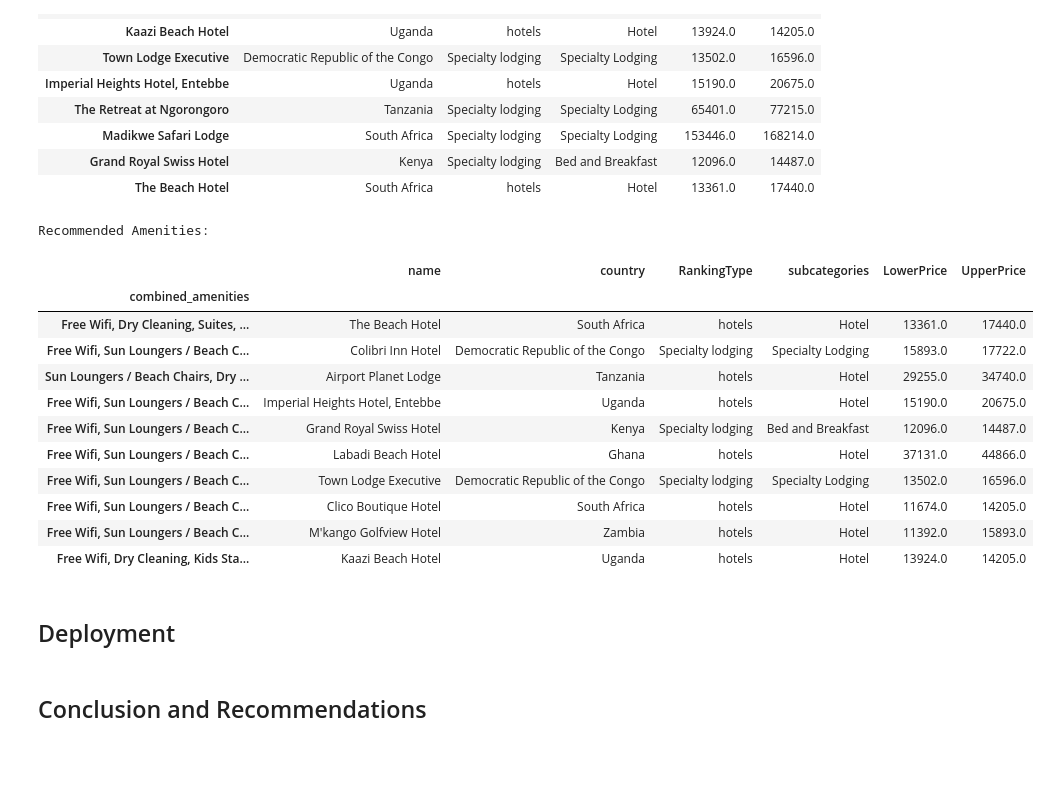
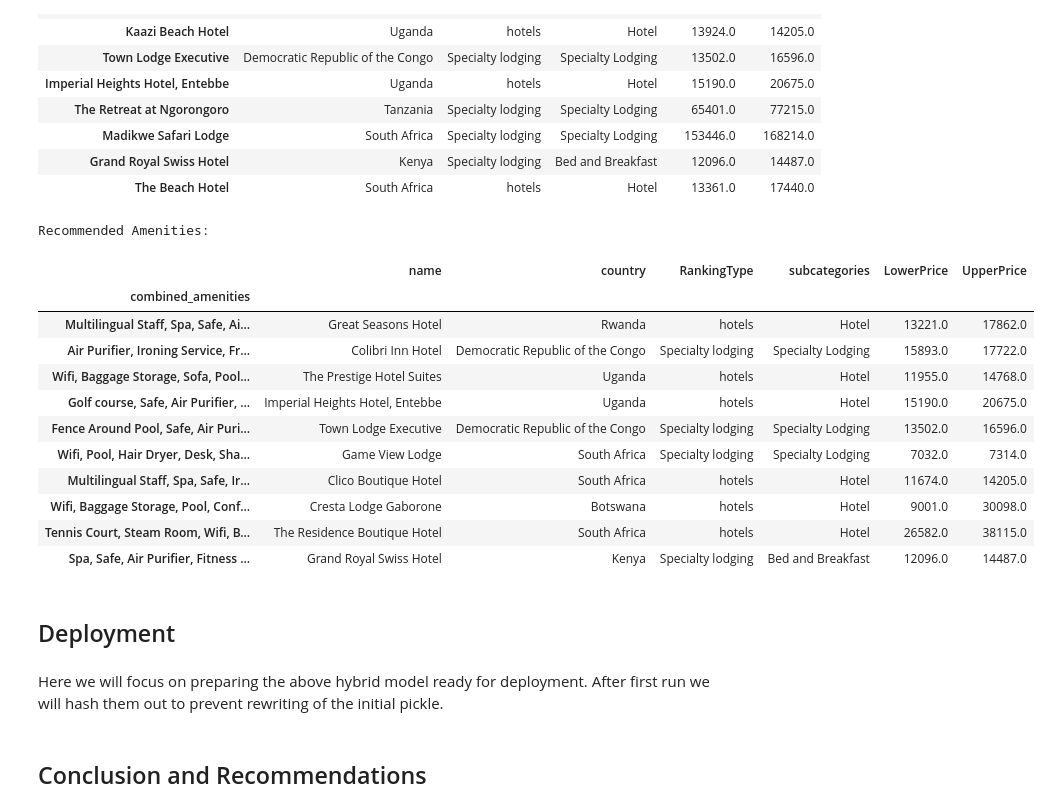
Before and after one commit to R3TR0Quan/travel-destination-recommendation-sys, a Jupyter notebook: modelling.ipynb, the cells around one changed output. Cells and saved outputs as stored; diff of their text form; code cells hidden in the pictures; blank space fills up the shorter version.

```diff
--- a/modelling.ipynb
+++ b/modelling.ipynb
@@ -1058,22 +1065,23 @@ Recommended Places:
 | Grand Royal Swiss Hotel | Kenya | Specialty lodging | Bed and Breakfast | 12096.0 | 14487.0 |
 | The Beach Hotel | South Africa | hotels | Hotel | 13361.0 | 17440.0 |
 # %%
-amenities = pd.DataFrame(engine.recommend_amenities('bathroom only'))
+# Call the recommend Amenities function
+amenities = pd.DataFrame(engine.recommend_amenities('Kids Activities'))
 print("\nRecommended Amenities:")
 amenities
 # %% [output]
 Recommended Amenities:
 |  | name | country | RankingType | subcategories | LowerPrice | UpperPrice |
 | combined_amenities |  |  |  |  |  |  |
-| Free Wifi, Dry Cleaning, Suites, ... | The Beach Hotel | South Africa | hotels | Hotel | 13361.0 | 17440.0 |
-| Free Wifi, Sun Loungers / Beach C... | Colibri Inn Hotel | Democratic Republic of the Congo | Specialty lodging | Specialty Lodging | 15893.0 | 17722.0 |
-| Sun Loungers / Beach Chairs, Dry ... | Airport Planet Lodge | Tanzania | hotels | Hotel | 29255.0 | 34740.0 |
-| Free Wifi, Sun Loungers / Beach C... | Imperial Heights Hotel, Entebbe | Uganda | hotels | Hotel | 15190.0 | 20675.0 |
-| Free Wifi, Sun Loungers / Beach C... | Grand Royal Swiss Hotel | Kenya | Specialty lodging | Bed and Breakfast | 12096.0 | 14487.0 |
-| Free Wifi, Sun Loungers / Beach C... | Labadi Beach Hotel | Ghana | hotels | Hotel | 37131.0 | 44866.0 |
-| Free Wifi, Sun Loungers / Beach C... | Town Lodge Executive | Democratic Republic of the Congo | Specialty lodging | Specialty Lodging | 13502.0 | 16596.0 |
-| Free Wifi, Sun Loungers / Beach C... | Clico Boutique Hotel | South Africa | hotels | Hotel | 11674.0 | 14205.0 |
-| Free Wifi, Sun Loungers / Beach C... | M'kango Golfview Hotel | Zambia | hotels | Hotel | 11392.0 | 15893.0 |
-| Free Wifi, Dry Cleaning, Kids Sta... | Kaazi Beach Hotel | Uganda | hotels | Hotel | 13924.0 | 14205.0 |
+| Multilingual Staff, Spa, Safe, Ai... | Great Seasons Hotel | Rwanda | hotels | Hotel | 13221.0 | 17862.0 |
+| Air Purifier, Ironing Service, Fr... | Colibri Inn Hotel | Democratic Republic of the Congo | Specialty lodging | Specialty Lodging | 15893.0 | 17722.0 |
+| Wifi, Baggage Storage, Sofa, Pool... | The Prestige Hotel Suites | Uganda | hotels | Hotel | 11955.0 | 14768.0 |
+| Golf course, Safe, Air Purifier, ... | Imperial Heights Hotel, Entebbe | Uganda | hotels | Hotel | 15190.0 | 20675.0 |
+| Fence Around Pool, Safe, Air Puri... | Town Lodge Executive | Democratic Republic of the Congo | Specialty lodging | Specialty Lodging | 13502.0 | 16596.0 |
+| Wifi, Pool, Hair Dryer, Desk, Sha... | Game View Lodge | South Africa | Specialty lodging | Specialty Lodging | 7032.0 | 7314.0 |
+| Multilingual Staff, Spa, Safe, Ir... | Clico Boutique Hotel | South Africa | hotels | Hotel | 11674.0 | 14205.0 |
+| Wifi, Baggage Storage, Pool, Conf... | Cresta Lodge Gaborone | Botswana | hotels | Hotel | 9001.0 | 30098.0 |
+| Tennis Court, Steam Room, Wifi, B... | The Residence Boutique Hotel | South Africa | hotels | Hotel | 26582.0 | 38115.0 |
+| Spa, Safe, Air Purifier, Fitness ... | Grand Royal Swiss Hotel | Kenya | Specialty lodging | Bed and Breakfast | 12096.0 | 14487.0 |
 # %% [markdown]
 ## Deployment
@@ -1081,0 +1088,2 @@ Recommended Amenities:
+# %% [markdown]
+Here we will focus on preparing the above hybrid model ready for deployment. After first run we will hash them out to prevent rewriting of the initial pickle.
```
Also changed, not shown: parts of 19 cells of this notebook, 1 other file.
